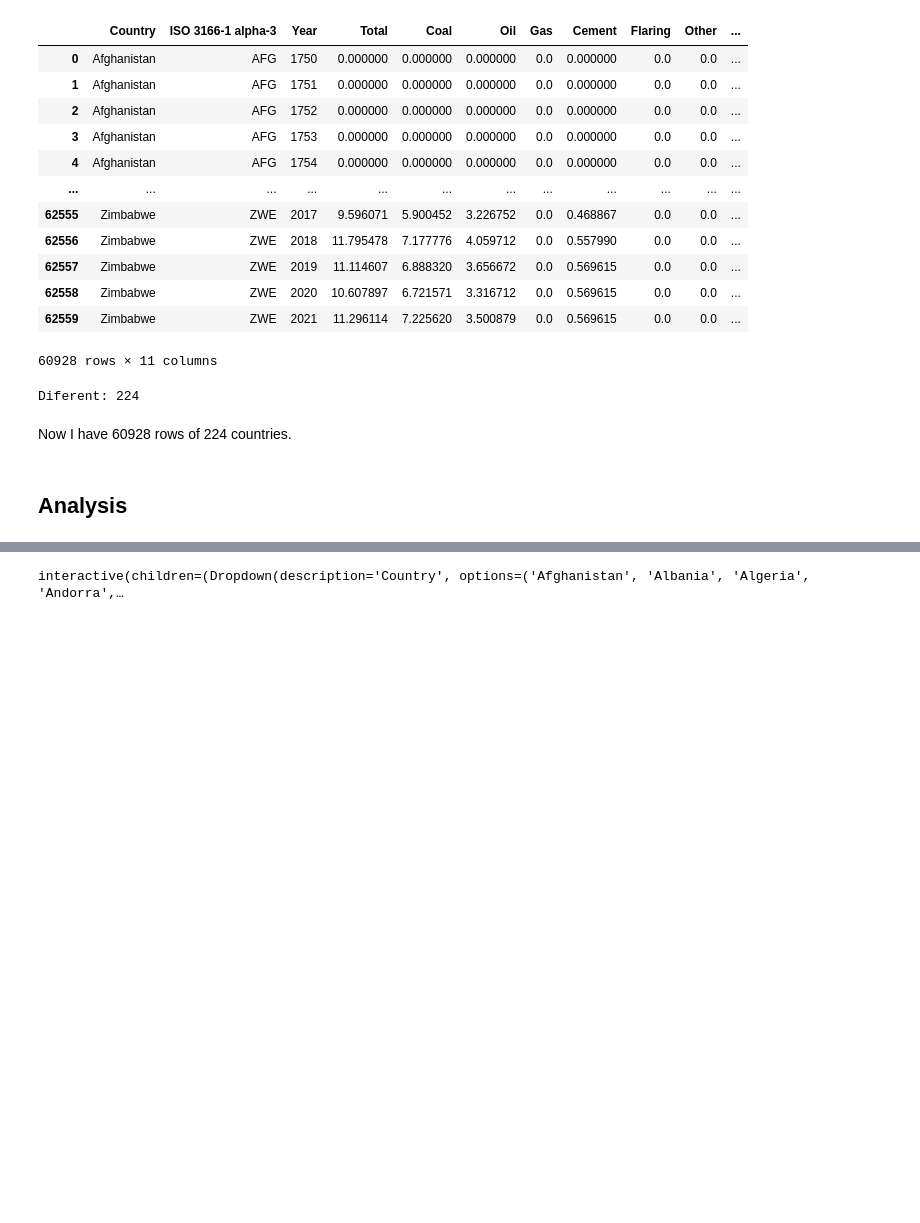
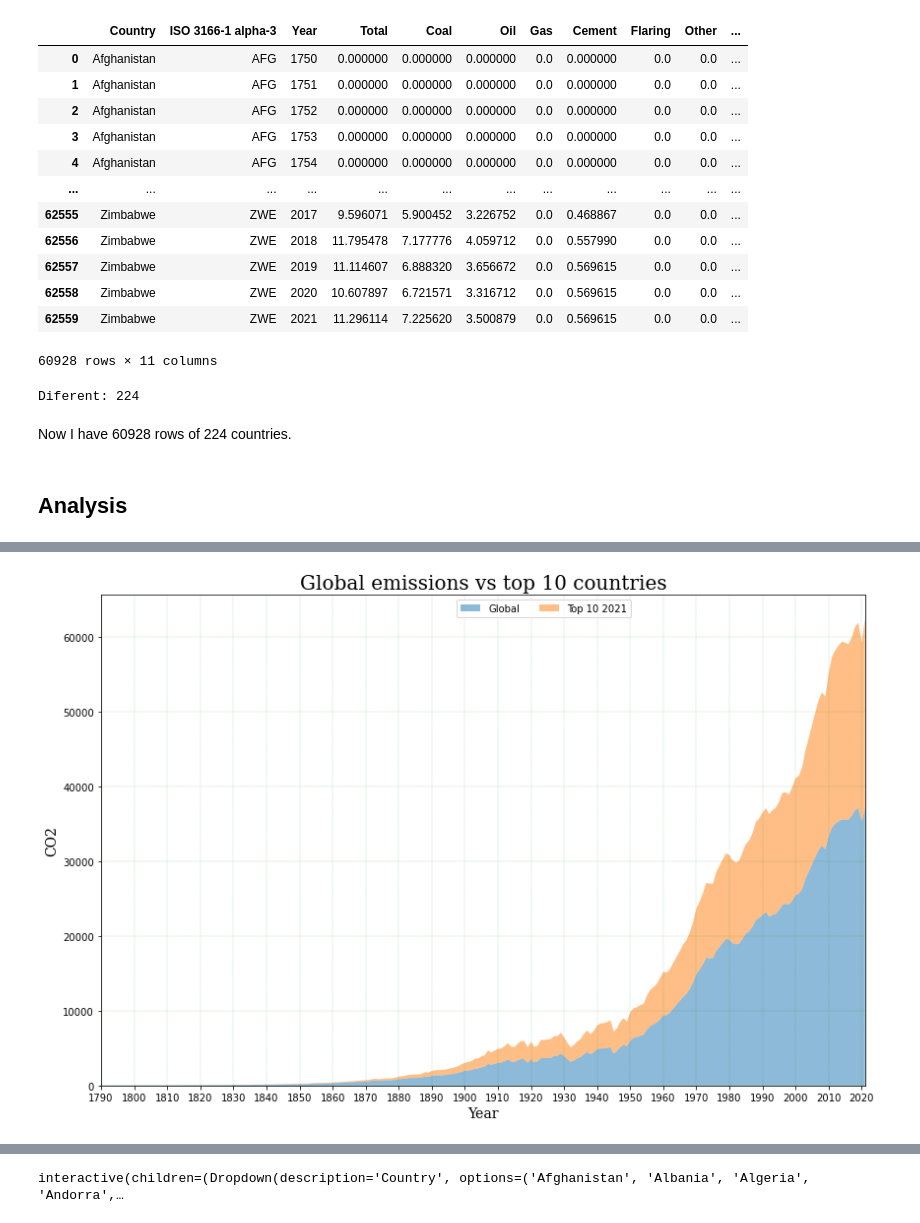
Before and after one commit to mcsebe/Emissions-by-Country, a Jupyter notebook: emissions-by-country.ipynb, the cells around one changed output, grey strips where cells are left out. Saved outputs shown, nothing was run; the diff lists cells and outputs as text; code cells hidden in the pictures; blank space fills up the shorter version.

```diff
--- a/emissions-by-country.ipynb
+++ b/emissions-by-country.ipynb
@@ -241,0 +279,16 @@ CO2_columns = list(dataset.columns.values[3:])
+# %%
+Top10_2021_total = dataset[dataset['Country'].isin(Top10_2021)].groupby('Year').sum()
+# %%
+fig, ax = plt.subplots(figsize=(12, 8), tight_layout=True, facecolor='w')
+
+ax.stackplot(Global['Year'], Global["Total"], Top10_2021_total["Total"], alpha=0.5, labels=('Global', 'Top 10 2021'));
+ax.set_title('Global emissions vs top 10 countries', fontsize=20, fontname='serif')
+ax.set_ylabel('CO2', fontsize=14, fontname='serif')
+ax.set_xlabel('Year', fontsize=14, fontname='serif')
+ax.set_xlim(1790, 2021)
+ax.set_xticks(range(1790, 2022,10))
+ax.grid(color="g", which="major", axis='both', linestyle=':', linewidth=0.25)
+ax.legend(loc=1, ncol=5, bbox_to_anchor=(0.7, 1));
+plt.show()
+# %% [output]
+[figure, added]
```
Also changed, not shown: parts of 18 cells of this notebook, 1 other file.
